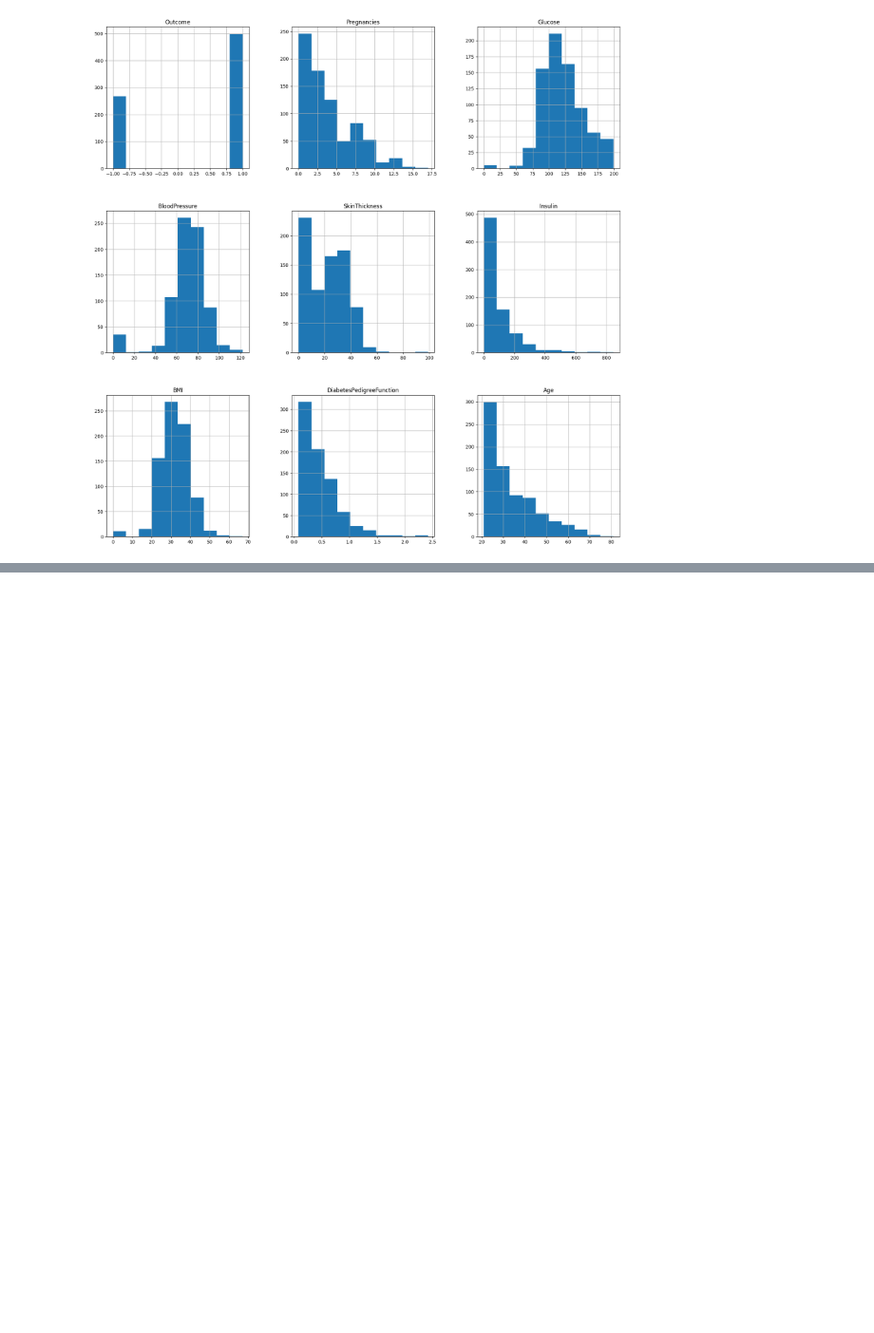
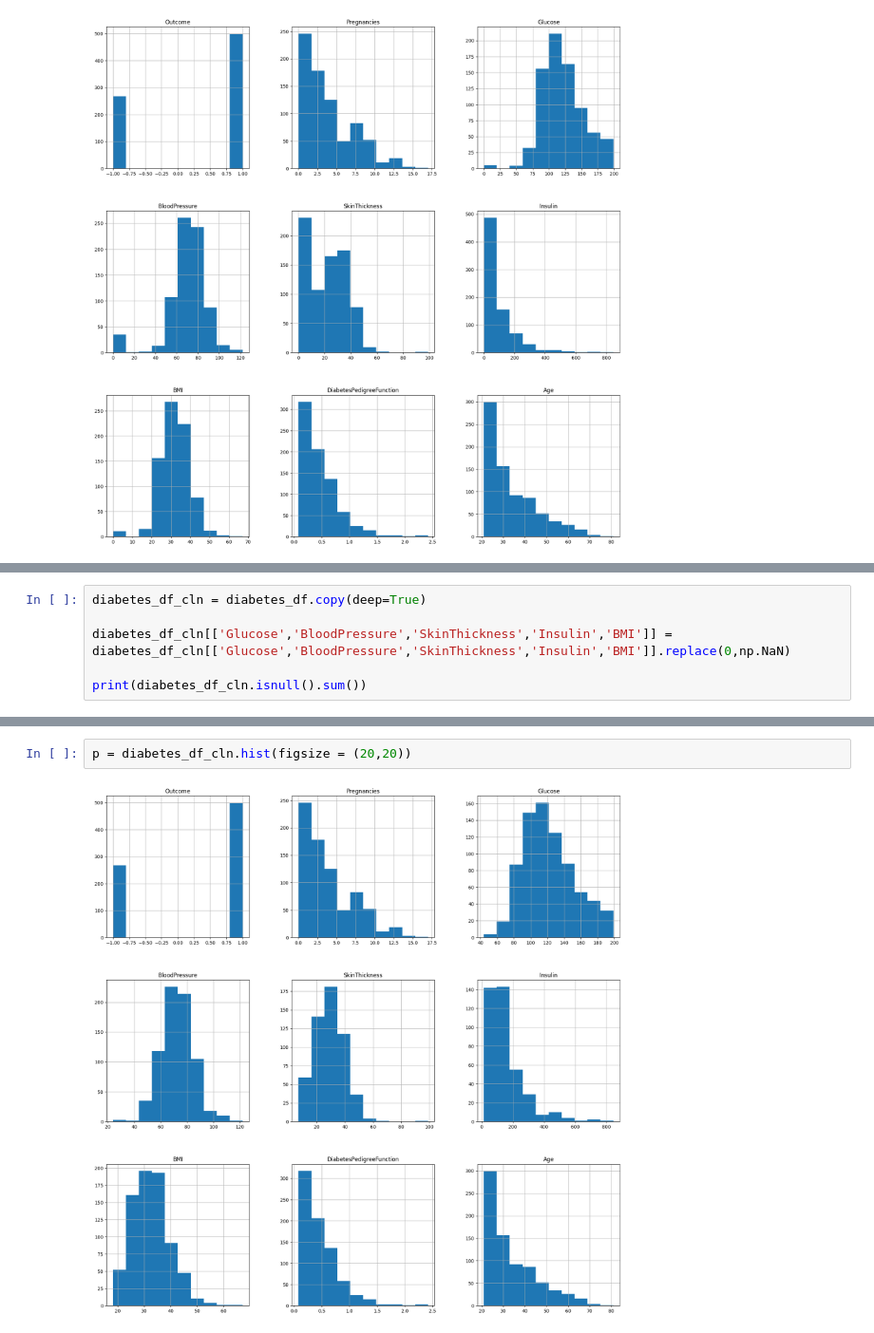
Before and after one commit to ifboelhasrin/DLF_A1, a Jupyter notebook: ass1.ipynb, the cells around one changed output, grey strips where cells are left out. Shown at 95% size. Saved outputs shown, nothing was run; the diff lists cells and outputs as text; blank space fills up the shorter version.

```diff
--- a/ass1.ipynb
+++ b/ass1.ipynb
@@ -86,0 +100,6 @@ p = diabetes_df.hist(figsize = (20,20))
+# %%
+diabetes_df_cln = diabetes_df.copy(deep=True)
+
+diabetes_df_cln[['Glucose','BloodPressure','SkinThickness','Insulin','BMI']] = diabetes_df_cln[['Glucose','BloodPressure','SkinThickness','Insulin','BMI']].replace(0,np.NaN)
+
+print(diabetes_df_cln.isnull().sum())
@@ -86,0 +117,4 @@ p = diabetes_df.hist(figsize = (20,20))
+# %%
+p = diabetes_df_cln.hist(figsize = (20,20))
+# %% [output]
+[figure, added]
```
Also changed, not shown: parts of 7 cells of this notebook, 2 other files.
